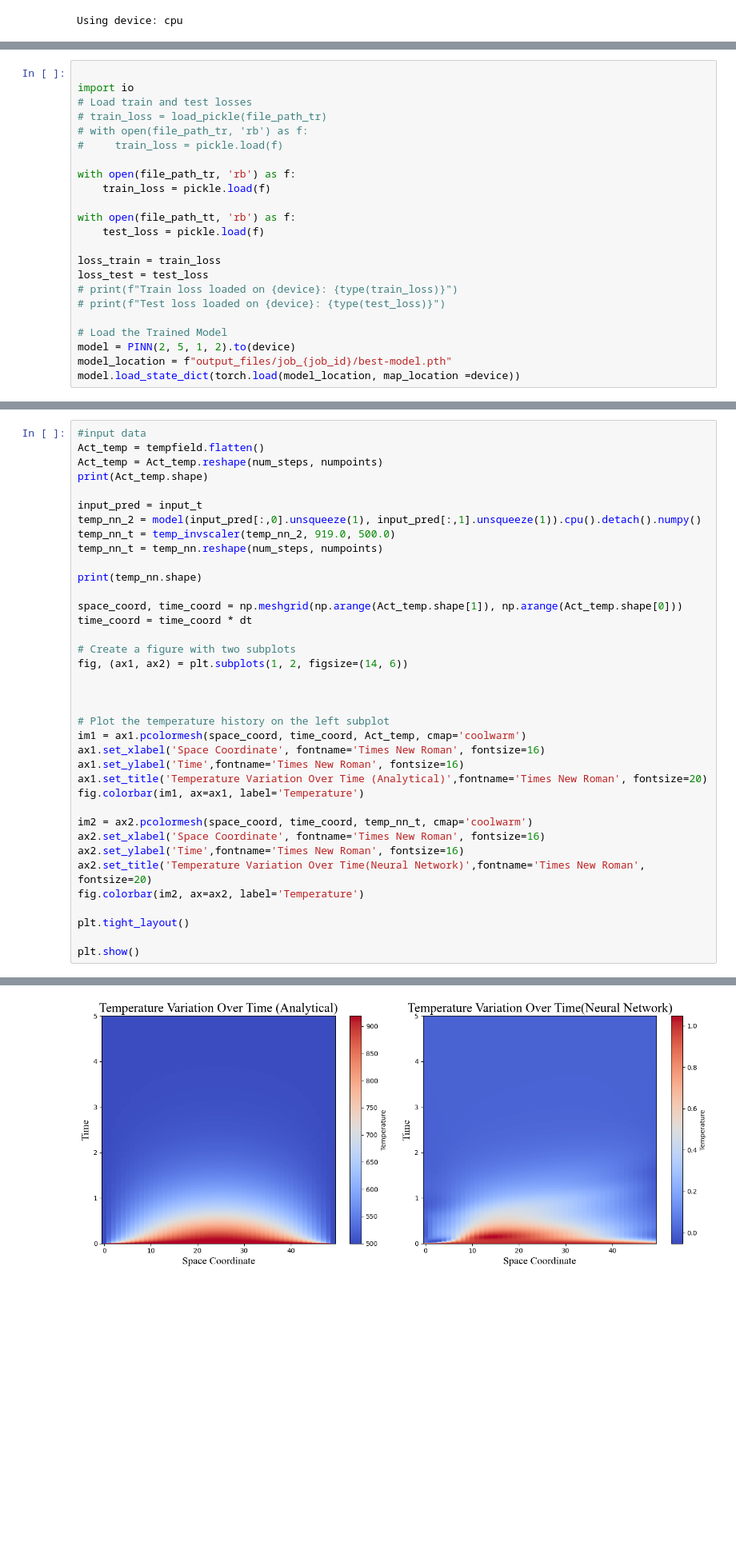
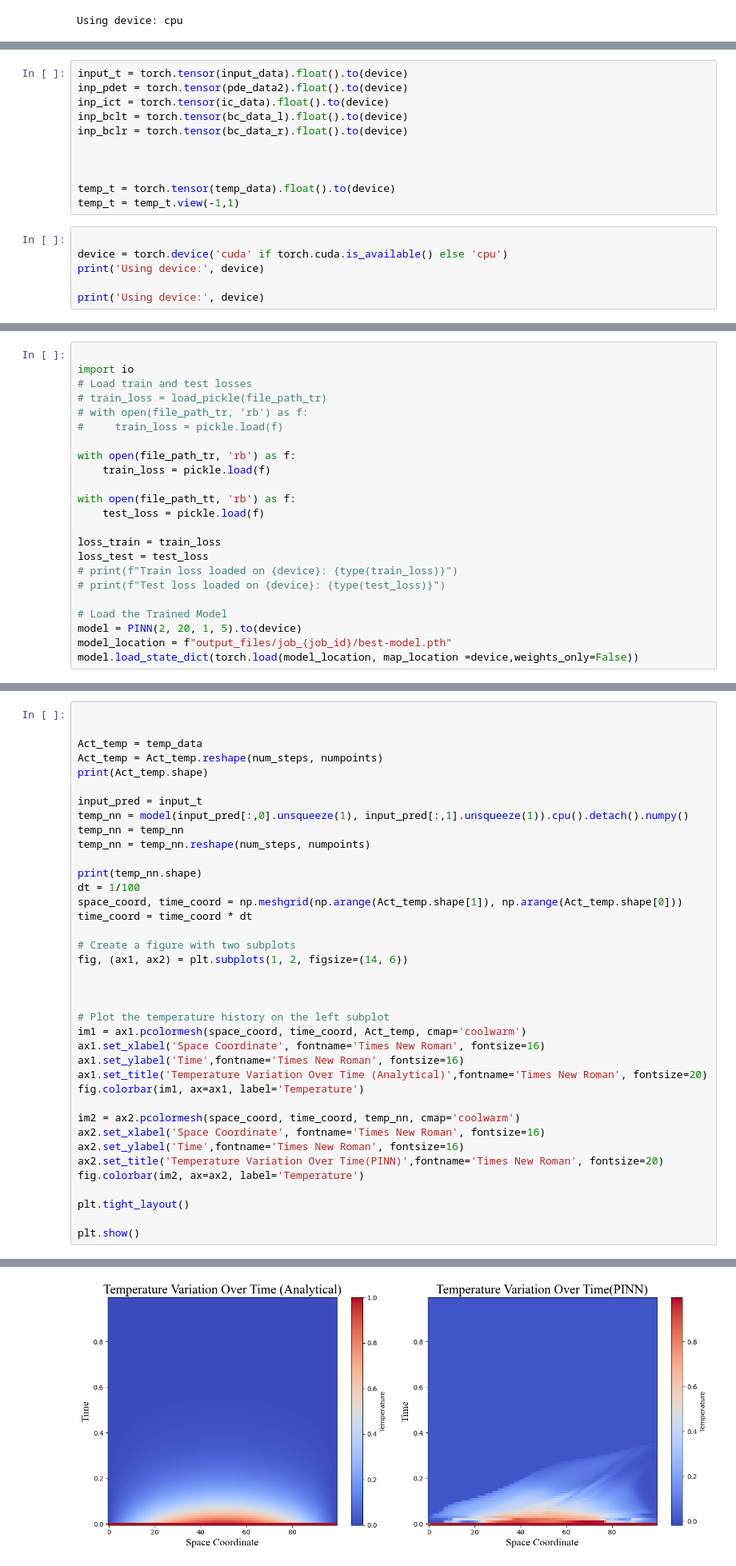
Before and after one commit to radhikrammohan/1D_HT_Pinn, a Jupyter notebook: Data-prep/PINN/Basic_training/spartan/visual.ipynb, the cells around one changed output, grey strips where cells are left out. Shown at 80% size. Cells and saved outputs as stored; diff of their text form; blank space fills up the shorter version.

Commit message:
random edits to visual

```diff
--- a/Data-prep/PINN/Basic_training/spartan/visual.ipynb
+++ b/Data-prep/PINN/Basic_training/spartan/visual.ipynb
@@ -129,0 +97,17 @@ t_surr = 0
+# %%
+input_t = torch.tensor(input_data).float().to(device)
+inp_pdet = torch.tensor(pde_data2).float().to(device)
+inp_ict = torch.tensor(ic_data).float().to(device)
+inp_bclt = torch.tensor(bc_data_l).float().to(device)
+inp_bclr = torch.tensor(bc_data_r).float().to(device)
+
+
+
+temp_t = torch.tensor(temp_data).float().to(device)
+temp_t = temp_t.view(-1,1)
+# %%
+
+device = torch.device('cuda' if torch.cuda.is_available() else 'cpu')
+print('Using device:', device)
+
+print('Using device:', device)
@@ -186,7 +173,7 @@ loss_test = test_loss
 # print(f"Test loss loaded on {device}: {type(test_loss)}")
 
 # Load the Trained Model
-model = PINN(2, 5, 1, 2).to(device)
+model = PINN(2, 20, 1, 5).to(device)
 model_location = f"output_files/job_{job_id}/best-model.pth"
-model.load_state_dict(torch.load(model_location, map_location =device))
+model.load_state_dict(torch.load(model_location, map_location =device,weights_only=False))
 # %% [output]
@@ -294,18 +281,19 @@ Text(0.5, 1.0, 'Predicted Temperature Distribution along initial condition')
 # %% [markdown]
 # Visualise Field of the results
 # %%
-#input data
-Act_temp = tempfield.flatten()
+
+
+Act_temp = temp_data
 Act_temp = Act_temp.reshape(num_steps, numpoints)
 print(Act_temp.shape)
 
 input_pred = input_t
-temp_nn_2 = model(input_pred[:,0].unsqueeze(1), input_pred[:,1].unsqueeze(1)).cpu().detach().numpy()
-temp_nn_t = temp_invscaler(temp_nn_2, 919.0, 500.0)
-temp_nn_t = temp_nn.reshape(num_steps, numpoints)
+temp_nn = model(input_pred[:,0].unsqueeze(1), input_pred[:,1].unsqueeze(1)).cpu().detach().numpy()
+temp_nn = temp_nn
+temp_nn = temp_nn.reshape(num_steps, numpoints)
 
 print(temp_nn.shape)
-
+dt = 1/100
 space_coord, time_coord = np.meshgrid(np.arange(Act_temp.shape[1]), np.arange(Act_temp.shape[0]))
 time_coord = time_coord * dt
 
@@ -321,10 +309,10 @@ ax1.set_ylabel('Time',fontname='Times New Roman', fontsize=16)
 ax1.set_title('Temperature Variation Over Time (Analytical)',fontname='Times New Roman', fontsize=20)
 fig.colorbar(im1, ax=ax1, label='Temperature')
 
-im2 = ax2.pcolormesh(space_coord, time_coord, temp_nn_t, cmap='coolwarm')
+im2 = ax2.pcolormesh(space_coord, time_coord, temp_nn, cmap='coolwarm')
 ax2.set_xlabel('Space Coordinate', fontname='Times New Roman', fontsize=16)
 ax2.set_ylabel('Time',fontname='Times New Roman', fontsize=16)
-ax2.set_title('Temperature Variation Over Time(Neural Network)',fontname='Times New Roman', fontsize=20)
+ax2.set_title('Temperature Variation Over Time(PINN)',fontname='Times New Roman', fontsize=20)
 fig.colorbar(im2, ax=ax2, label='Temperature')
 
 plt.tight_layout()
@@ -336 +324 @@ plt.show()
-[figure, old version]
+[figure, new version]
```
Also changed, not shown: parts of 14 cells of this notebook.
